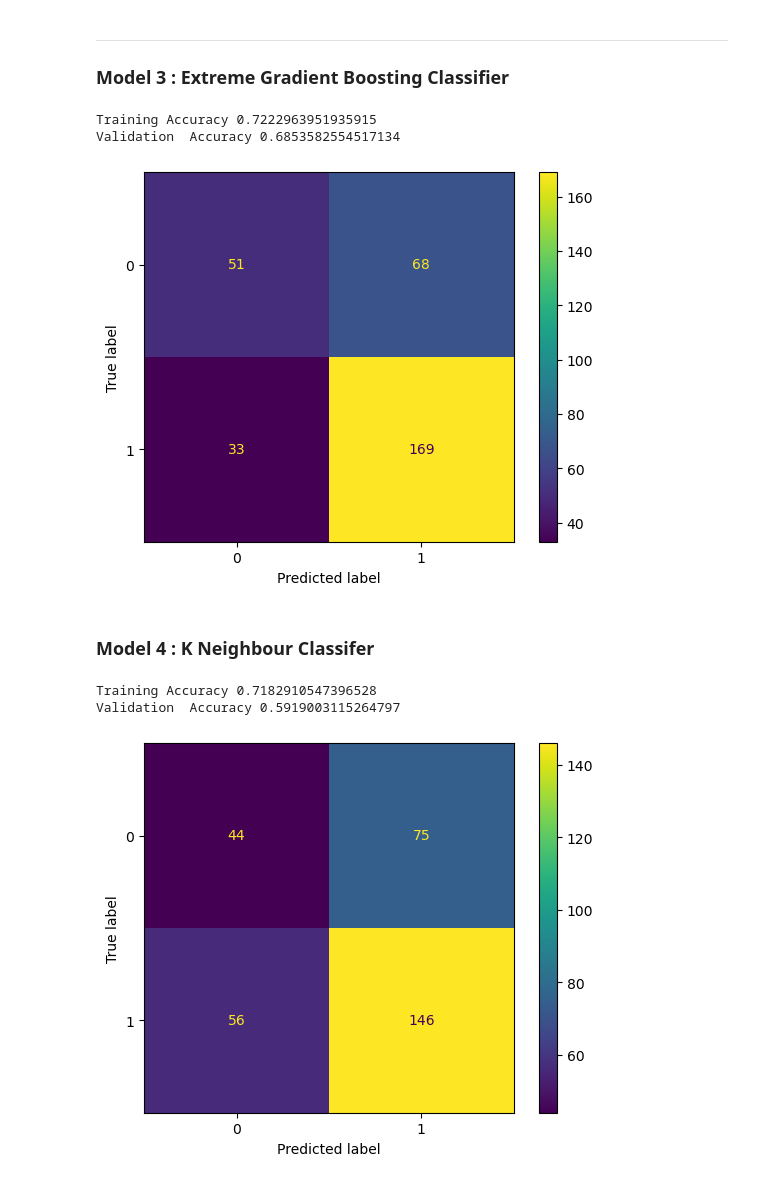
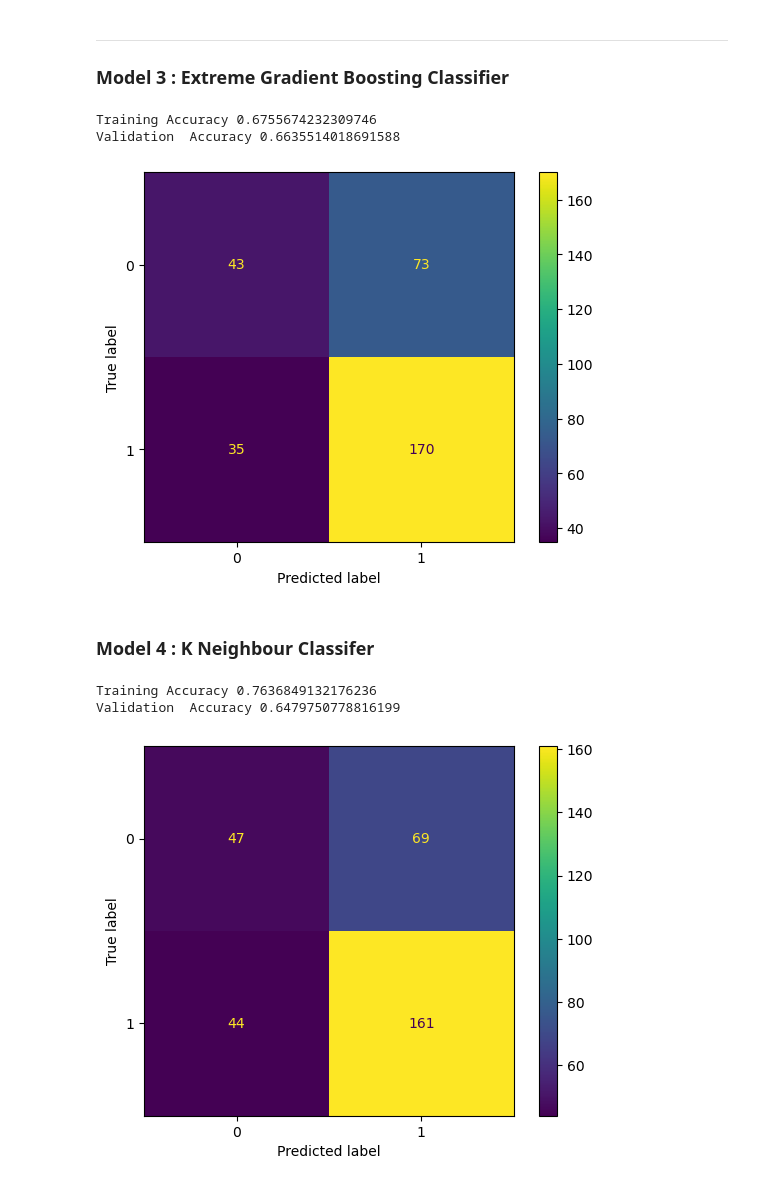
Before and after one commit to arkochatterjee/qmul-mLEnd-project, a Jupyter notebook: advanced.ipynb, the cells around one changed output. Drawn from its saved outputs; the diff is of its cells as text; code cells hidden in the pictures.

```diff
--- a/advanced.ipynb
+++ b/advanced.ipynb
@@ -558,3 +581,3 @@ array([0, 1, 0, ..., 0, 1, 1])
 # %%
-# X = pd.DataFrame(data = data_modeled, columns = selected_columns)
-# X
+X = pd.DataFrame(data = data_modeled, columns = selected_columns)
+X
@@ -658,37 +701,61 @@ params = {
         }
 
 modelXGB = XGBClassifier(**params)
-modelXGB.fit(X_train, y_train)
+modelXGB.fit(X_train_n, y_train)
 
-yt_p1 = modelXGB.predict(X_train)
-yv_p1 = modelXGB.predict(X_val)
+yt_p1 = modelXGB.predict(X_train_n)
+yv_p1 = modelXGB.predict(X_val_n)
 
 print('Training Accuracy', np.mean(yt_p1==y_train))
 print('Validation  Accuracy', np.mean(yv_p1==y_val))
 
-plot_confusion_matrix(modelXGB, X_val, y_val)
+plot_confusion_matrix(modelXGB, X_val_n, y_val)
+
+'''
+Using Z score normalized predictors!
+
+Analysis :
+
+- labels [ 0 represents british and 1 represents westend ]
+- for the same sample size - a interesting point that the training and validation accuracy remains the same
+
+'''
+
+
 plt.show()
 # %% [output]
-Training Accuracy 0.7222963951935915
-Validation  Accuracy 0.6853582554517134
+Training Accuracy 0.6755674232309746
+Validation  Accuracy 0.6635514018691588
-[figure, old version]
+[figure, new version]
 # %% [markdown]
 ### Model 4 : K Neighbour Classifer
 # %%
 from sklearn.neighbors import KNeighborsClassifier
 
 neigh = KNeighborsClassifier(n_neighbors=5)
-neigh.fit(X_train, y_train)
+neigh.fit(X_train_n, y_train)
 
-yt_p1 = neigh.predict(X_train)
-yv_p1 = neigh.predict(X_val)
+yt_p1 = neigh.predict(X_train_n)
+yv_p1 = neigh.predict(X_val_n)
 
 print('Training Accuracy', np.mean(yt_p1==y_train))
 print('Validation  Accuracy', np.mean(yv_p1==y_val))
 
-plot_confusion_matrix(neigh, X_val, y_val)
+plot_confusion_matrix(neigh, X_val_n, y_val)
+
+'''
+Using Z score normalized predictors!
+
+Analysis :
+
+- labels [ 0 represents british and 1 represents westend ]
+
+
+'''
+
+
 plt.show()
 # %% [output]
-Training Accuracy 0.7182910547396528
-Validation  Accuracy 0.5919003115264797
+Training Accuracy 0.7636849132176236
+Validation  Accuracy 0.6479750778816199
-[figure, old version]
+[figure, new version]
```
Also changed, not shown: parts of 21 cells of this notebook, 1 other file.
